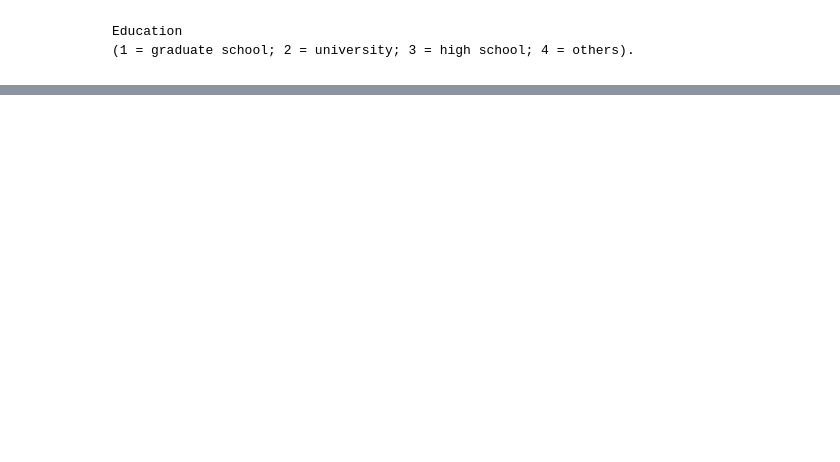
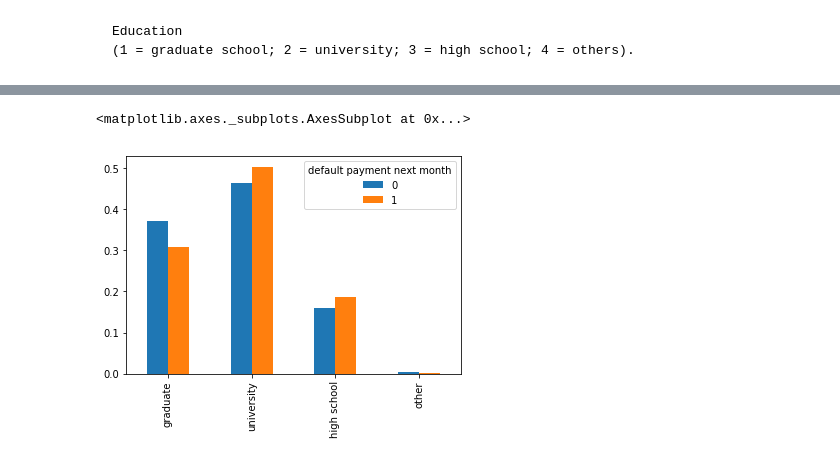
Before and after one commit to xhan7279/credit-default, a Jupyter notebook: credit-default.ipynb, the cells around one changed output, grey strips where cells are left out. Cells and saved outputs as stored; diff of their text form; code cells hidden in the pictures; blank space fills up the shorter version.

```diff
--- a/credit-default.ipynb
+++ b/credit-default.ipynb
@@ -76,0 +72,6 @@ Name: EDUCATION, dtype: object
+# %%
+edu_p = edu/edu.sum()
+edu_p.plot(kind='bar')
+# %% [output]
+<matplotlib.axes._subplots.AxesSubplot at 0x...>
+[figure, added]
```
Also changed, not shown: parts of 7 cells of this notebook.
